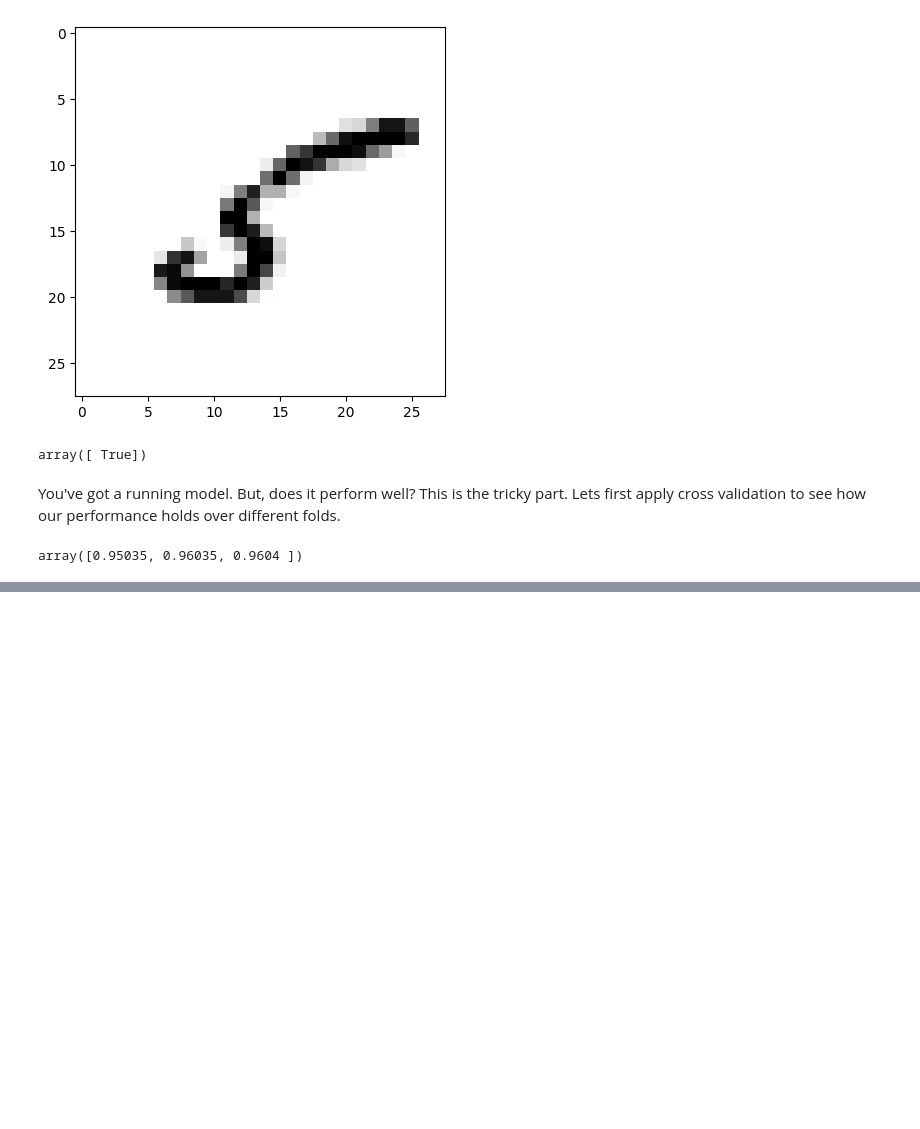
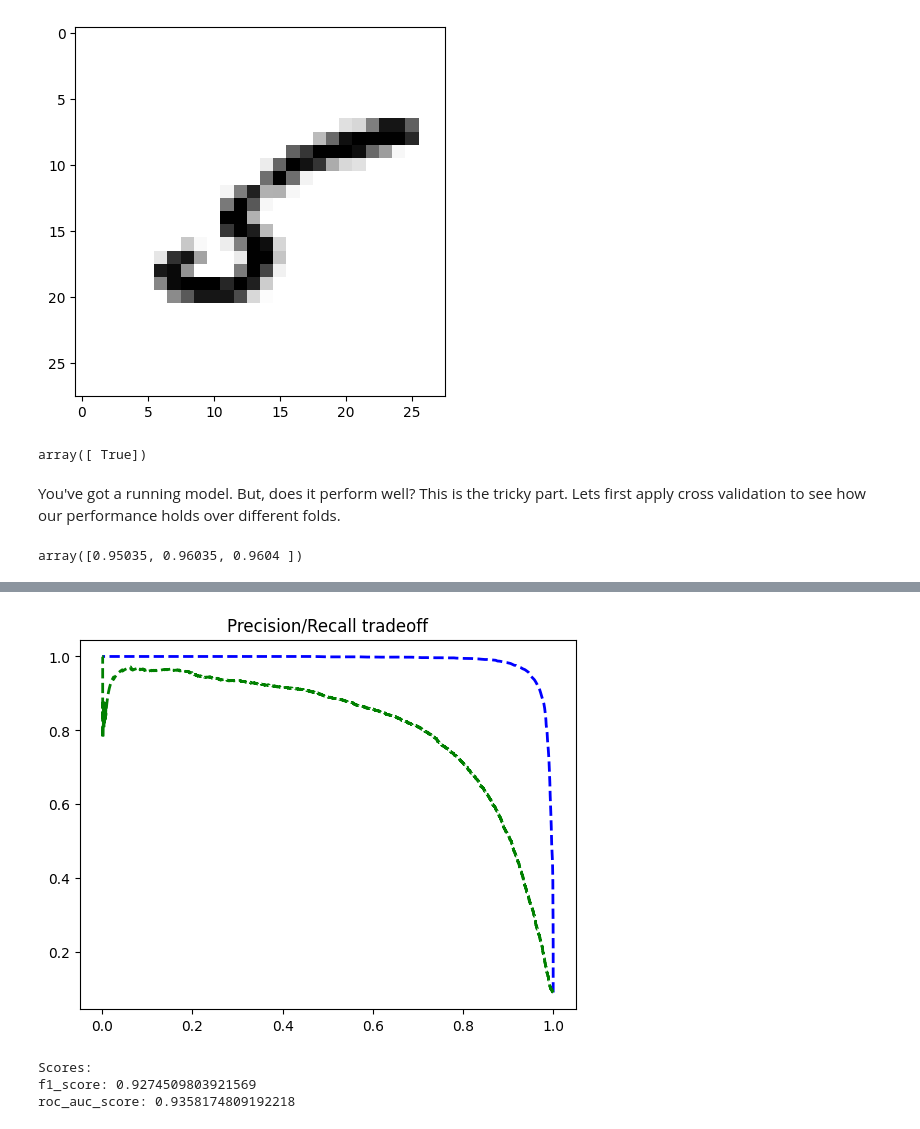
Before and after one commit to yossiyanouhartman/Hands-On-Machine-Learning-with-Scikit-Learn-and-TensorFlow, a Jupyter notebook: CH3_Classification.ipynb, the cells around one changed output, grey strips where cells are left out. Drawn from its saved outputs; the diff is of its cells as text; code cells hidden in the pictures; blank space fills up the shorter version.

```diff
--- a/CH3_Classification.ipynb
+++ b/CH3_Classification.ipynb
@@ -75,0 +173,25 @@ array([0.95035, 0.96035, 0.9604 ])
+# %%
+y_scores_forest = y_probas_forest[:, 1]
+precisions_forest, recalls_forest, thresholds_forrest = precision_recall_curve(y_train_5, y_scores_forest)
+# %%
+# The precision recall curve
+plt.plot(recalls_forest, precisions_forest, 'b--', label = 'RandomForrestClassifier', linewidth = 2)
+plt.plot(recalls, precisions, 'g--', label = 'SGDClassifier', linewidth = 2)
+plt.title('Precision/Recall tradeoff')
+
+plt.show()
+# %% [output]
+[figure, added]
+# %%
+from sklearn.metrics import f1_score
+
+y_train_pred_forest = y_probas_forest[:, 1] >= .5
+
+
+print('Scores:')
+print(f'f1_score: {f1_score(y_train_5, y_train_pred_forest)}')
+print(f'roc_auc_score: {roc_auc_score(y_train_5, y_train_pred_forest)}')
+# %% [output]
+Scores:
+f1_score: 0.9274509803921569
+roc_auc_score: 0.9358174809192218
```
Also changed, not shown: parts of 15 cells of this notebook.
